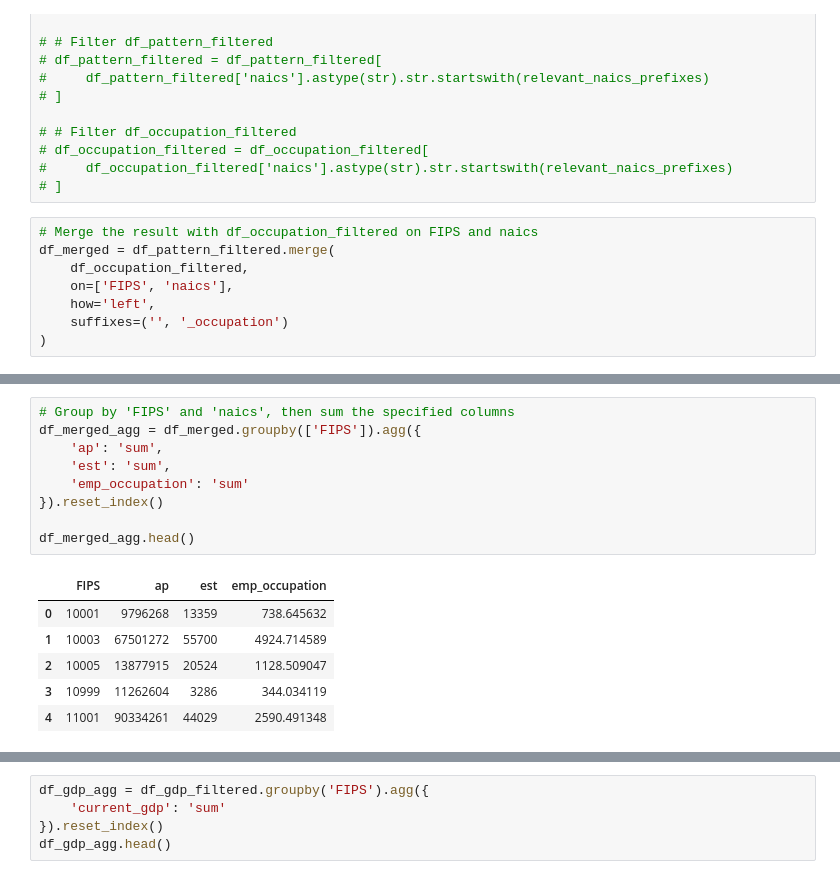
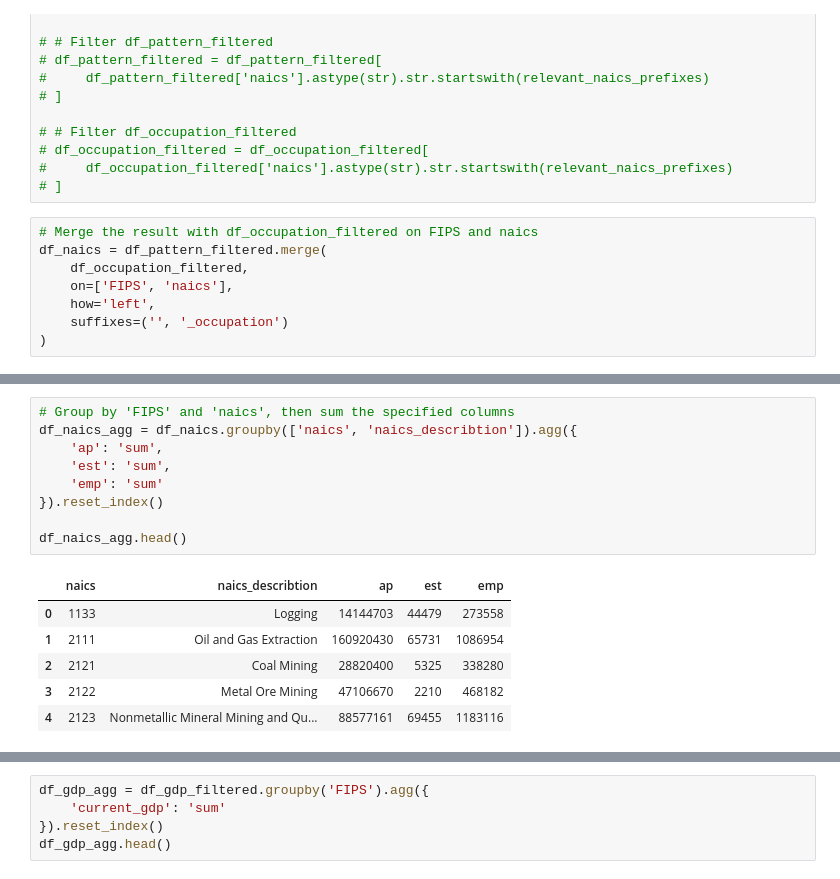
Before and after one commit to florivz/DDM-Project-WS24-25, a Jupyter notebook: analysis.ipynb, the cells around one changed output, grey strips where cells are left out. Drawn from its saved outputs; the diff is of its cells as text.

```diff
--- a/analysis.ipynb
+++ b/analysis.ipynb
@@ -103,7 +110,7 @@ df_occupation_filtered = df_occupation_filtered[df_occupation_filtered['FIPS'].s
 # ]
 # %%
 # Merge the result with df_occupation_filtered on FIPS and naics
-df_merged = df_pattern_filtered.merge(
+df_naics = df_pattern_filtered.merge(
     df_occupation_filtered,
     on=['FIPS', 'naics'],
     how='left',
@@ -112,16 +128,16 @@ df_merged = df_pattern_filtered.merge(
 # %%
 # Group by 'FIPS' and 'naics', then sum the specified columns
-df_merged_agg = df_merged.groupby(['FIPS']).agg({
+df_naics_agg = df_naics.groupby(['naics', 'naics_describtion']).agg({
     'ap': 'sum',
     'est': 'sum',
-    'emp_occupation': 'sum'
+    'emp': 'sum'
 }).reset_index()
 
-df_merged_agg.head()
+df_naics_agg.head()
 # %% [output]
-|  | FIPS | ap | est | emp_occupation |
-| 0 | 10001 | 9796268 | 13359 | 738.645632 |
-| 1 | 10003 | 67501272 | 55700 | 4924.714589 |
-| 2 | 10005 | 13877915 | 20524 | 1128.509047 |
-| 3 | 10999 | 11262604 | 3286 | 344.034119 |
-| 4 | 11001 | 90334261 | 44029 | 2590.491348 |
+|  | naics | naics_describtion | ap | est | emp |
+| 0 | 1133 | Logging | 14144703 | 44479 | 273558 |
+| 1 | 2111 | Oil and Gas Extraction | 160920430 | 65731 | 1086954 |
+| 2 | 2121 | Coal Mining | 28820400 | 5325 | 338280 |
+| 3 | 2122 | Metal Ore Mining | 47106670 | 2210 | 468182 |
+| 4 | 2123 | Nonmetallic Mineral Mining and Qu... | 88577161 | 69455 | 1183116 |
```
Also changed, not shown: parts of 19 cells of this notebook.
